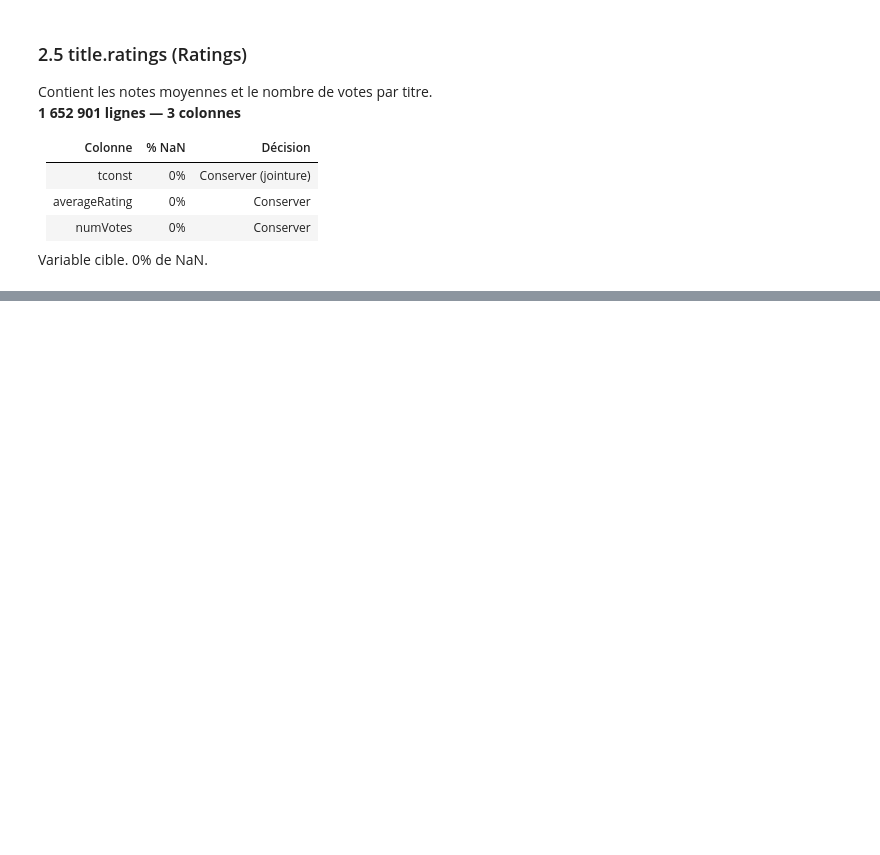
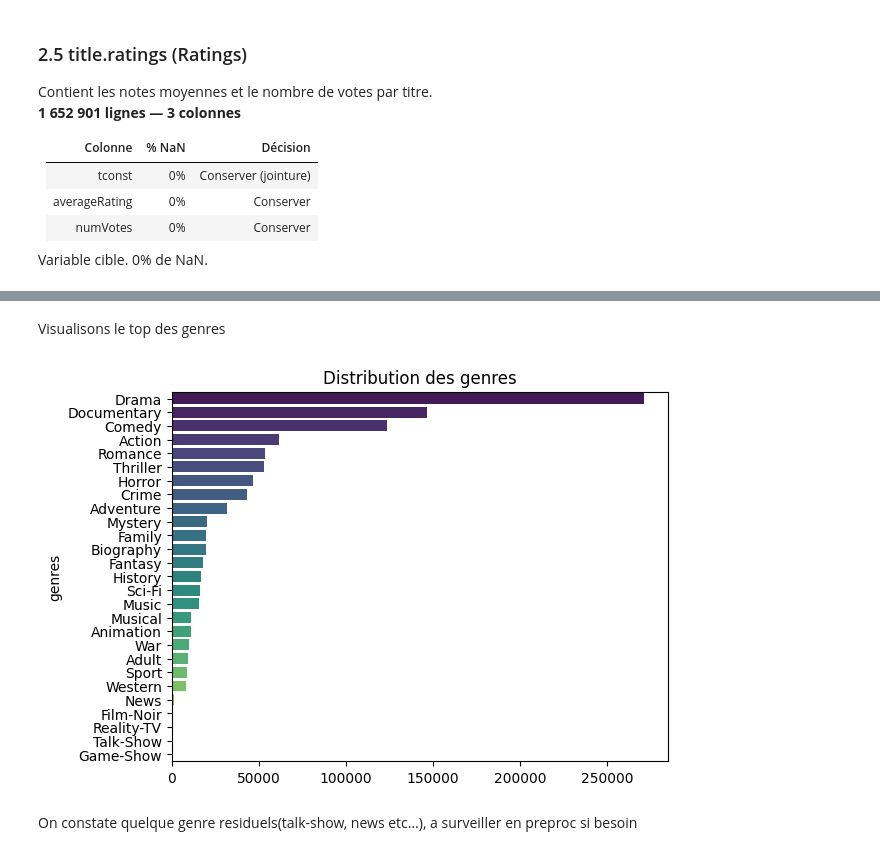
Before and after one commit to BoostMetrics/Recommandation-de-films, a Jupyter notebook: notebooks/01-eda/imdb.ipynb, the cells around one changed output, grey strips where cells are left out. Drawn from its saved outputs; the diff is of its cells as text; code cells hidden in the pictures; blank space fills up the shorter version.

```diff
--- a/notebooks/01-eda/imdb.ipynb
+++ b/notebooks/01-eda/imdb.ipynb
@@ -191,0 +213,16 @@ dtype: float64
+# %%
+titre_genre = titre_movie['genres'].str.split(',')
+
+titre_genre.head()
+
+genre_counts = titre_genre.explode().value_counts()
+# %% [markdown]
+Visualisons le top des genres
+# %%
+sns.barplot(y=genre_counts.index, x=genre_counts.values, hue=genre_counts.index, palette='viridis')
+plt.title('Distribution des genres')
+plt.show()
+# %% [output]
+[figure, added]
+# %% [markdown]
+On constate quelque genre residuels(talk-show, news etc...), a surveiller en preproc si besoin
```
Also changed, not shown: parts of 14 cells of this notebook, 2 other files.
